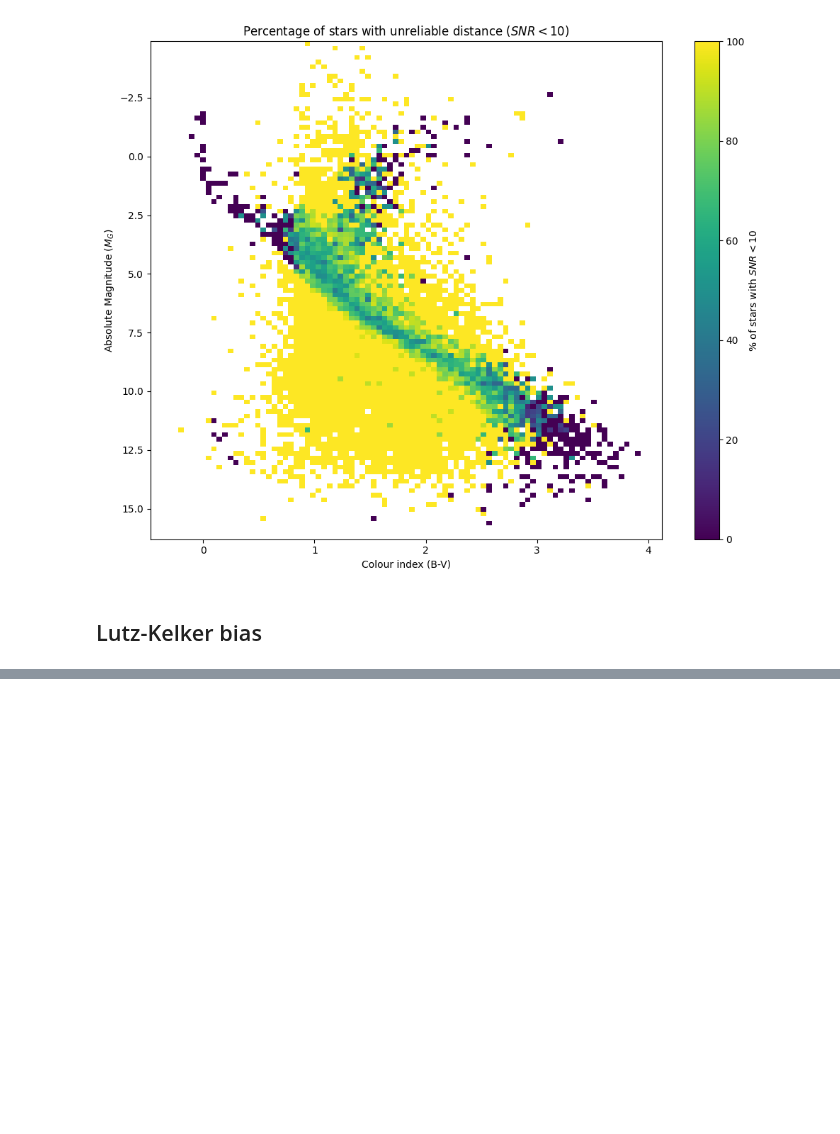
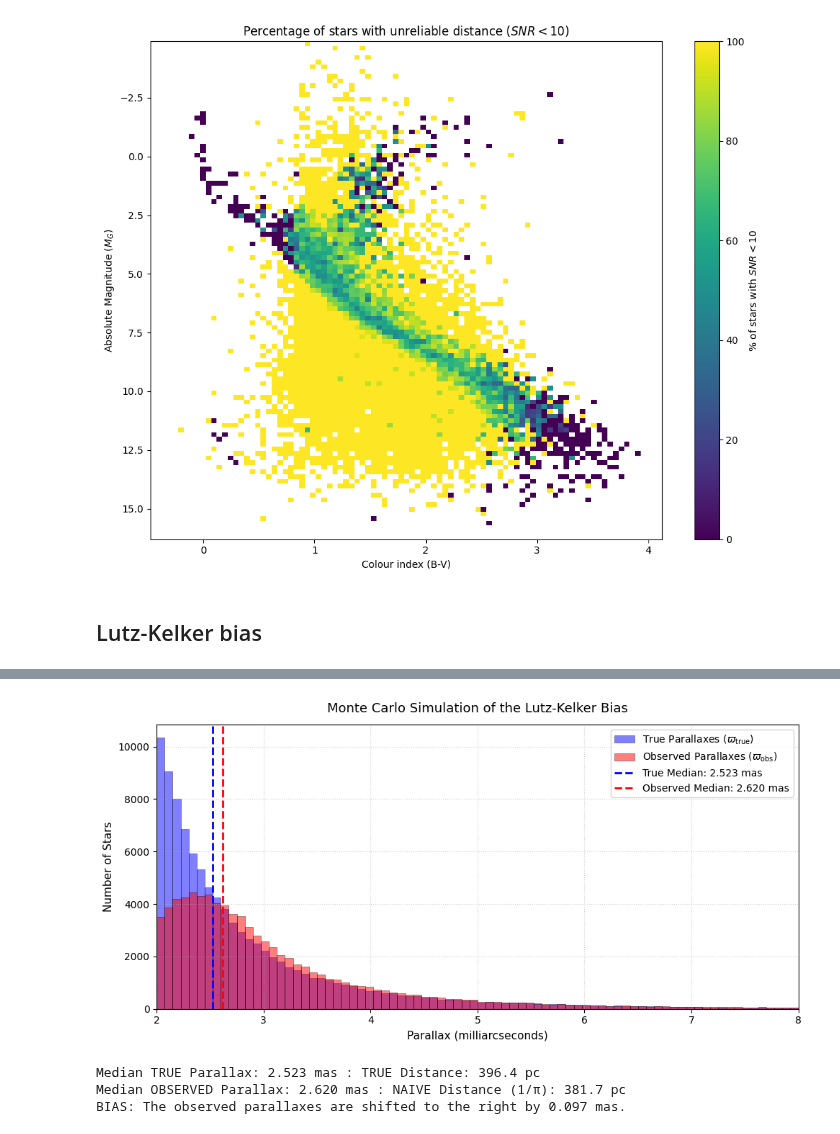
Before and after one commit to Paul0112/gaia-hr-diagram-bias, a Jupyter notebook: Notebooks/gaia_hr_diagram_bias.ipynb, the cells around one changed output, grey strips where cells are left out. Drawn from its saved outputs; the diff is of its cells as text; code cells hidden in the pictures; blank space fills up the shorter version.

Commit message:
Add Lutz-Kelker bias section and discussions

```diff
--- a/Notebooks/gaia_hr_diagram_bias.ipynb
+++ b/Notebooks/gaia_hr_diagram_bias.ipynb
@@ -259,0 +234,64 @@ plt.show()
+# %%
+np.random.seed(666)
+
+'''
+We developed a Monte Carlo simulation to model the spatial distribution of stars by introducing noise into the
+simulated parallax measurements. This allowed us to examine and observe the underlying  distance distribution
+and to compare the true distances with those estimated from the observed parallaxes.
+'''
+
+# For a constant spatial density (uniform), the distance r follows a distribution proportional to r^2
+N_stars = 100000
+r_max = 500  # Maximum distance in parsecs
+true_distances = r_max * (np.random.uniform(0, 1, N_stars))**(1/3)
+true_parallaxes = 1000.0 / true_distances
+
+# Introduce observational errors (Gaussian type)
+parallax_sigma = 0.4 # 0.4 mas uncertainty (based in the Gaia sample)
+errors = np.random.normal(0, parallax_sigma, N_stars)
+observed_parallaxes = true_parallaxes + errors
+
+# Apply a selection criterion (based on S/N > 5 in the Gaia sample) (realible star measurements)
+#mask = (observed_parallaxes / parallax_sigma) > 5.0
+true_parallaxes_filtered = true_parallaxes
+observed_parallaxes_filtered = observed_parallaxes
+
+# Plot the distributions to illustrate the bias
+plt.figure(figsize=(10, 5))
+
+# Histogram of true versus observed parallaxes
+plt.hist(true_parallaxes_filtered, bins=80, range=(2, 8), alpha=0.5,
+    label='True Parallaxes ($\\varpi_{\\mathrm{true}}$)', color='blue',
+    edgecolor='black', linewidth=0.5
+)
+
+plt.hist(observed_parallaxes_filtered, bins=80, range=(2, 8), alpha=0.5,
+    label='Observed Parallaxes ($\\varpi_{\\mathrm{obs}}$)', color='red',
+    edgecolor='black', linewidth=0.5
+)
+
+# Compute and display the medians to quantify the bias
+true_median = np.median(true_parallaxes_filtered)
+observed_median = np.median(observed_parallaxes_filtered)
+plt.axvline(true_median, color='blue', linestyle='dashed', linewidth=2, label=f'True Median: {true_median:.3f} mas')
+plt.axvline(observed_median, color='red', linestyle='dashed', linewidth=2, label=f'Observed Median: {observed_median:.3f} mas')
+
+plt.title('Monte Carlo Simulation of the Lutz-Kelker Bias', fontsize=13, pad=12)
+plt.xlabel('Parallax (milliarcseconds)', fontsize=11)
+plt.ylabel('Number of Stars', fontsize=11)
+plt.xlim(2, 8)
+plt.grid(True, linestyle=':', alpha=0.6)
+plt.legend(fontsize=10, loc='upper right')
+plt.tight_layout()
+plt.show()
+# %% [output]
+[figure, added]
+# %%
+# Numerical summary of the bias
+print(f"Median TRUE Parallax: {true_median:.3f} mas : TRUE Distance: {1000 / true_median:.1f} pc")
+print(f"Median OBSERVED Parallax: {observed_median:.3f} mas : NAIVE Distance (1/ϖ): {1000 / observed_median:.1f} pc")
+print(f"BIAS: The observed parallaxes are shifted to the right by {observed_median - true_median:.3f} mas.")
+# %% [output]
+Median TRUE Parallax: 2.523 mas : TRUE Distance: 396.4 pc
+Median OBSERVED Parallax: 2.620 mas : NAIVE Distance (1/ϖ): 381.7 pc
+BIAS: The observed parallaxes are shifted to the right by 0.097 mas.
```
Also changed, not shown: parts of 12 cells of this notebook.
